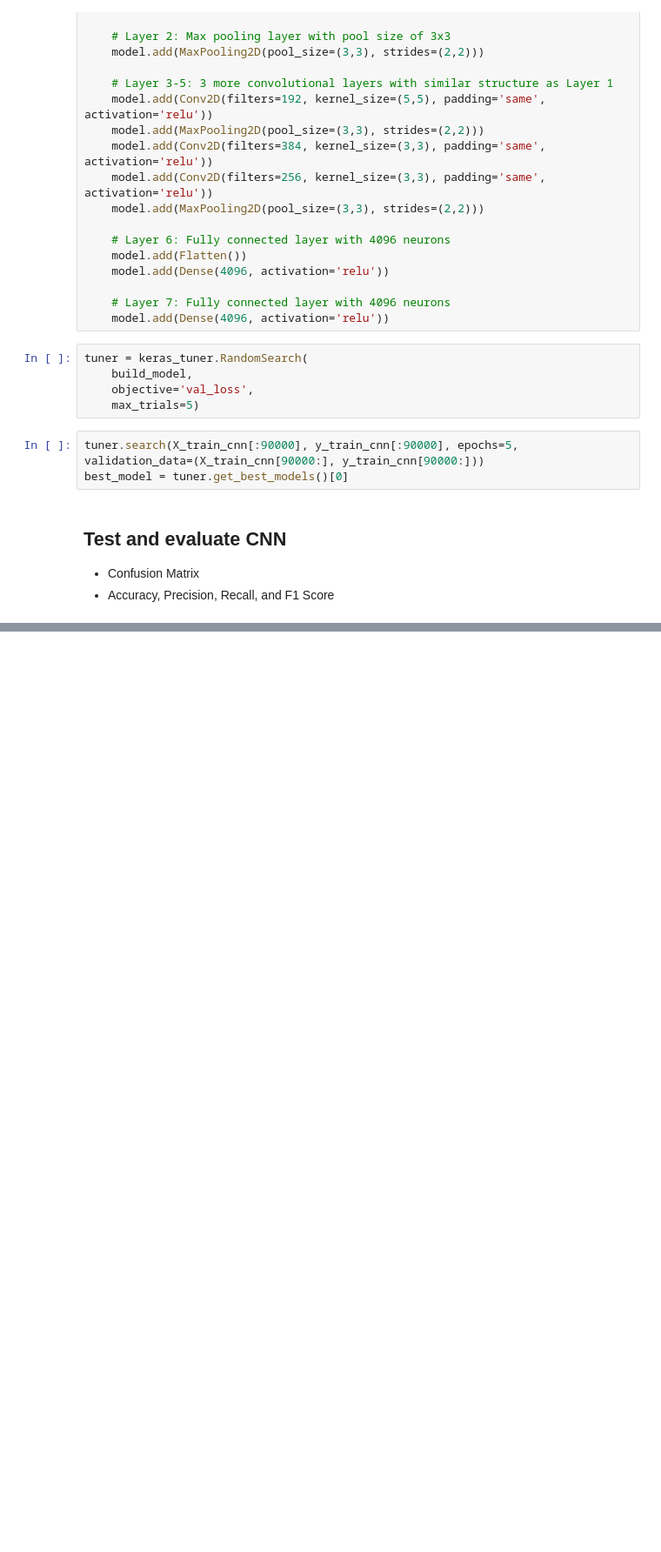
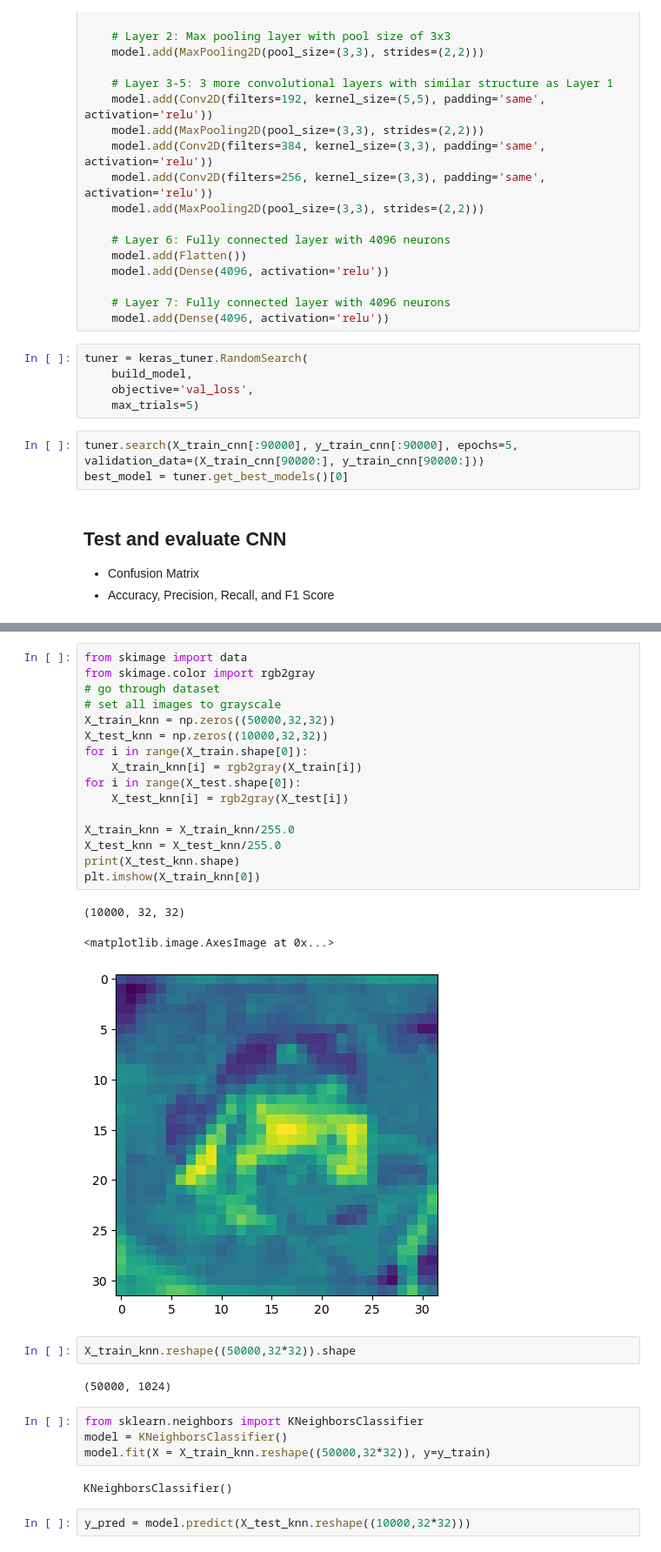
Before and after one commit to Nopenop/ml-finalproject, a Jupyter notebook: main.ipynb, the cells around one changed output, grey strips where cells are left out. Shown at 87% size. Drawn from its saved outputs; the diff is of its cells as text; blank space fills up the shorter version.

```diff
--- a/main.ipynb
+++ b/main.ipynb
@@ -166,0 +168,32 @@ best_model = tuner.get_best_models()[0]
+# %%
+from skimage import data
+from skimage.color import rgb2gray
+# go through dataset
+# set all images to grayscale
+X_train_knn = np.zeros((50000,32,32))
+X_test_knn = np.zeros((10000,32,32))
+for i in range(X_train.shape[0]):
+    X_train_knn[i] = rgb2gray(X_train[i])
+for i in range(X_test.shape[0]):
+    X_test_knn[i] = rgb2gray(X_test[i])
+
+X_train_knn = X_train_knn/255.0
+X_test_knn = X_test_knn/255.0
+print(X_test_knn.shape)
+plt.imshow(X_train_knn[0])
+# %% [output]
+(10000, 32, 32)
+<matplotlib.image.AxesImage at 0x...>
+[figure, added]
+# %%
+X_train_knn.reshape((50000,32*32)).shape
+# %% [output]
+(50000, 1024)
+# %%
+from sklearn.neighbors import KNeighborsClassifier
+model = KNeighborsClassifier()
+model.fit(X = X_train_knn.reshape((50000,32*32)), y=y_train)
+# %% [output]
+KNeighborsClassifier()
+# %%
+y_pred = model.predict(X_test_knn.reshape((10000,32*32)))
```
Also changed, not shown: parts of 9 cells of this notebook.
